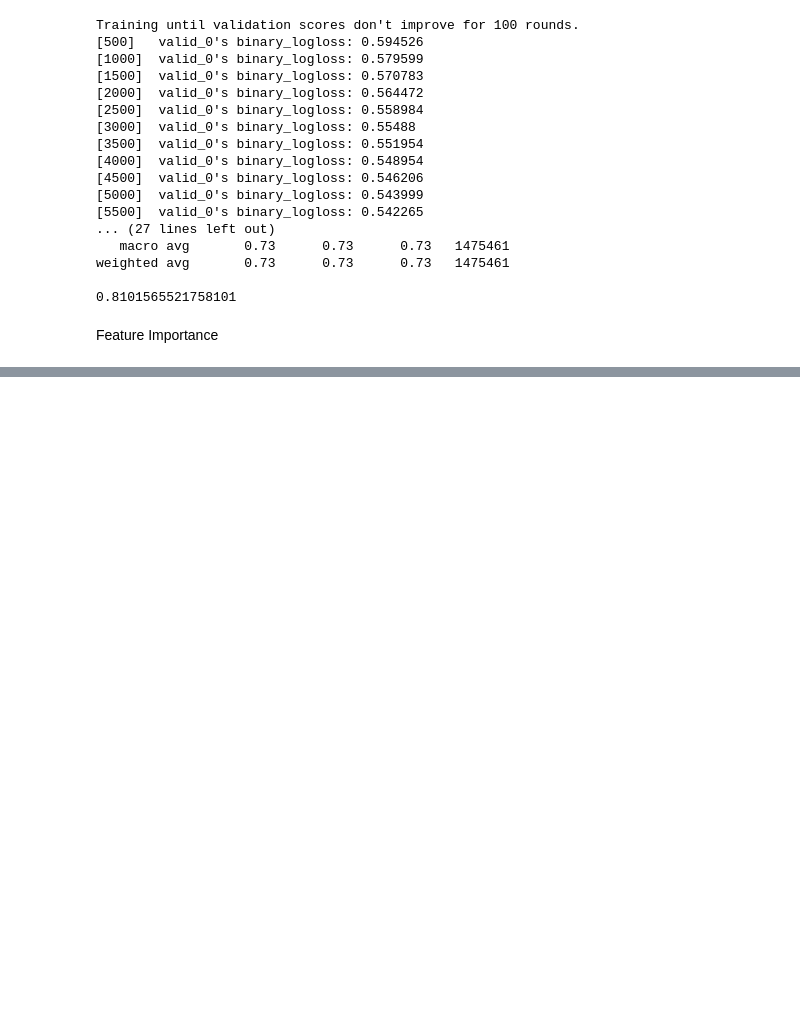
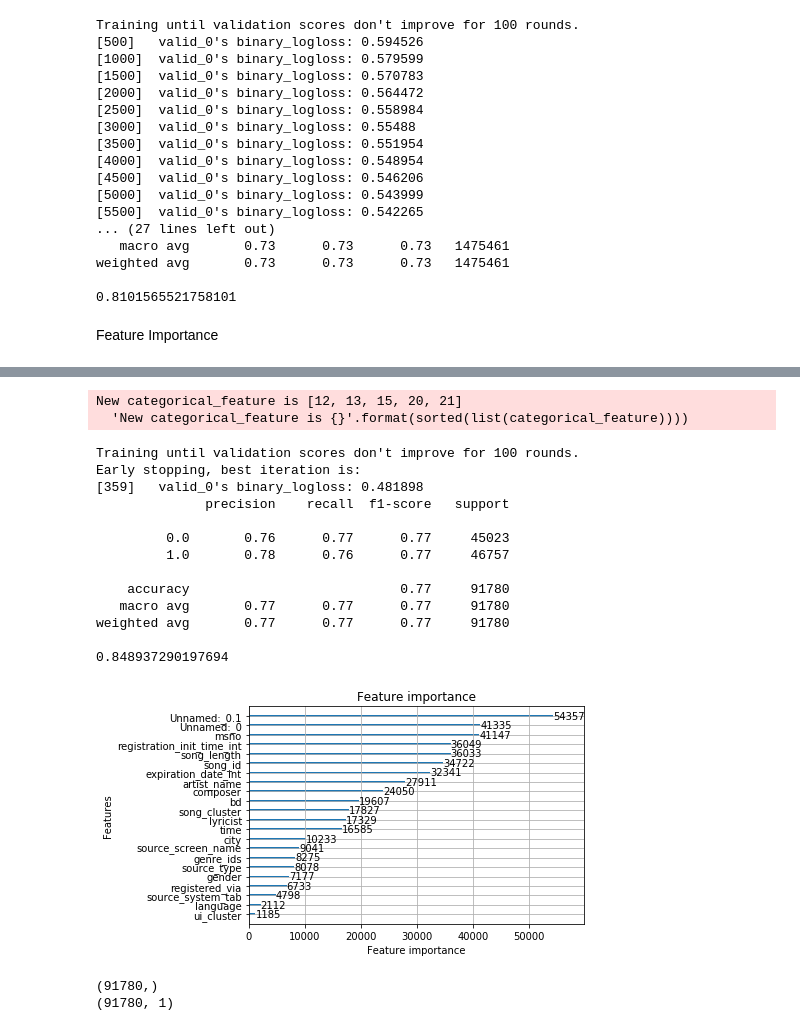
Before and after one commit to yunrulovescoding/CS229, a Jupyter notebook: LightGBM-finetune.ipynb, the cells around one changed output, grey strips where cells are left out. Drawn from its saved outputs; the diff is of its cells as text; code cells hidden in the pictures; blank space fills up the shorter version.

```diff
--- a/LightGBM-finetune.ipynb
+++ b/LightGBM-finetune.ipynb
@@ -212,0 +265,3 @@ weighted avg       0.73      0.73      0.73   1475461
+# %%
+cat_cols = [12,13,15,20,21]  # High cardinality: 2 msno, 3 song_id,
+train_X.head()
@@ -212,0 +276,53 @@ weighted avg       0.73      0.73      0.73   1475461
+# %%
+def run_lgbc(train_X, train_y, val_X, val_y, cat_cols):
+    params = {
+        "objective" : "binary",
+        "metric" : "binary_logloss",
+        "num_leaves" : 1666,
+        "min_child_samples" : 50,
+        "learning_rate" : 0.05,
+        "bagging_fraction" : 0.6,
+        "feature_fraction" : 0.6,
+        "bagging_frequency" : 5,
+        "bagging_seed" : 2019,
+        "max_depth": 15,
+        "min_data_per_group": 5,
+    }
+
+    lgtrain = lgb.Dataset(train_X, label=train_y)
+    lgval = lgb.Dataset(val_X, label=val_y)
+    model = lgb.train(params, lgtrain, 15000, valid_sets=[lgval], early_stopping_rounds=100, verbose_eval=500,
+                      learning_rates=[0.1] * 5000 + [0.01] * 10000, categorical_feature=cat_cols)
+    lgb.plot_importance(model)
+    pred_val_y = model.predict(val_X, num_iteration=model.best_iteration)
+    return model, pred_val_y
+# %%
+modelC, pred_val_y = run_lgbc(train_X, train_y['target'], val_X, val_y['target'], cat_cols)
+y_pred =  modelC.predict(val_X)
+print(classification_report(val_y['target'], y_pred>0.5))
+print(roc_auc_score(val_y['target'], y_pred))
+# %% [output]
+New categorical_feature is [12, 13, 15, 20, 21]
+  'New categorical_feature is {}'.format(sorted(list(categorical_feature))))
+Training until validation scores don't improve for 100 rounds.
+Early stopping, best iteration is:
+[359]   valid_0's binary_logloss: 0.481898
+              precision    recall  f1-score   support
+
+         0.0       0.76      0.77      0.77     45023
+         1.0       0.78      0.76      0.77     46757
+
+    accuracy                           0.77     91780
+   macro avg       0.77      0.77      0.77     91780
+weighted avg       0.77      0.77      0.77     91780
+
+0.848937290197694
+[figure, added]
+# %%
+y_pred_test = modelC.predict(test_X)
+feature_imp = modelC.feature_importance()
+print(y_pred_test.shape)
+print(test_y.shape)
+# %% [output]
+(91780,)
+(91780, 1)
```
Also changed, not shown: parts of 12 cells of this notebook, 19 other files.
